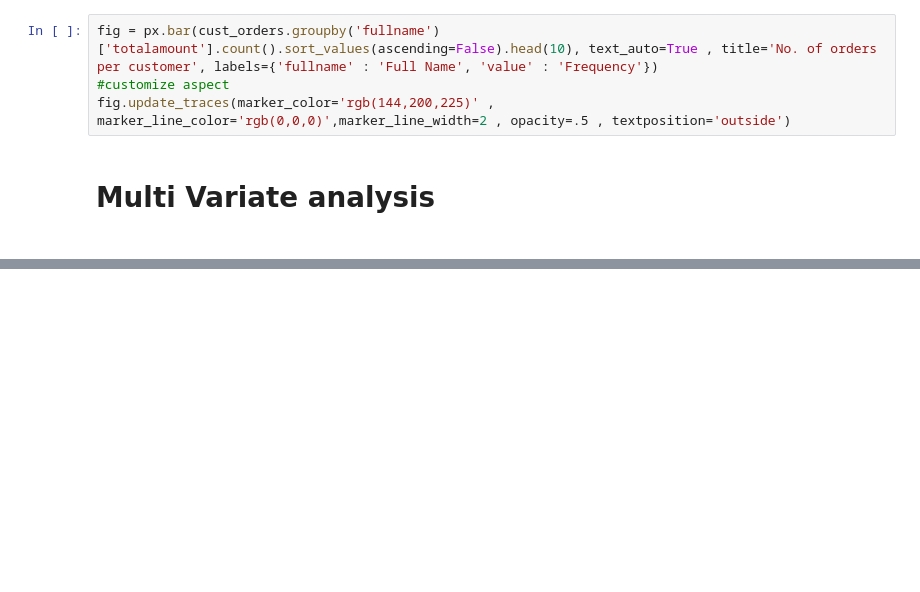
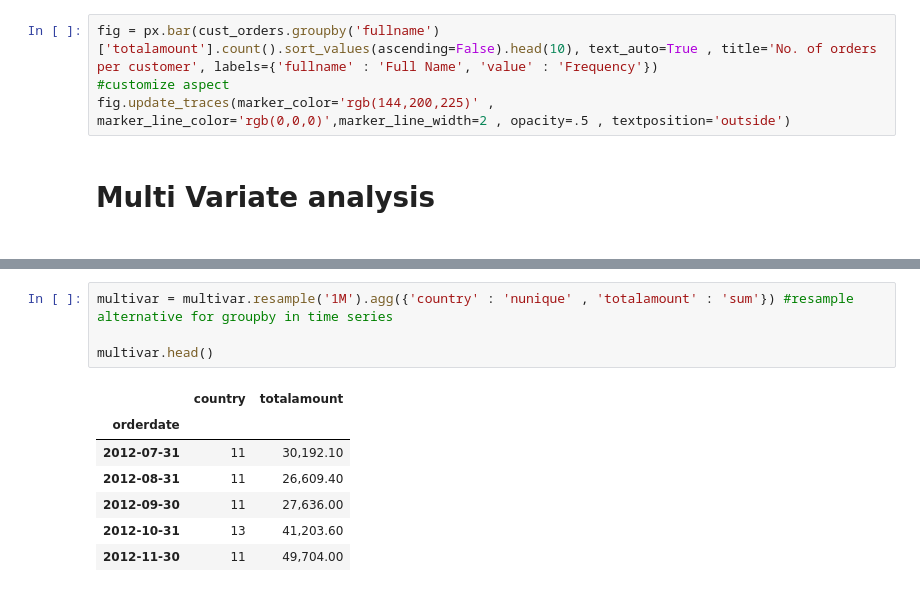
Before and after one commit to AHMEDNASR281/newDataTest, a Jupyter notebook: test1.ipynb, the cells around one changed output, grey strips where cells are left out. Saved outputs shown, nothing was run; the diff lists cells and outputs as text; blank space fills up the shorter version.

```diff
--- a/test1.ipynb
+++ b/test1.ipynb
@@ -149,0 +285,12 @@ orders.head()
+# %%
+multivar = multivar.resample('1M').agg({'country' : 'nunique' , 'totalamount' : 'sum'}) #resample alternative for groupby in time series
+
+multivar.head()
+# %% [output]
+|  | country | totalamount |
+| orderdate |  |  |
+| 2012-07-31 | 11 | 30,192.10 |
+| 2012-08-31 | 11 | 26,609.40 |
+| 2012-09-30 | 11 | 27,636.00 |
+| 2012-10-31 | 13 | 41,203.60 |
+| 2012-11-30 | 11 | 49,704.00 |
```
Also changed, not shown: parts of 24 cells of this notebook.
